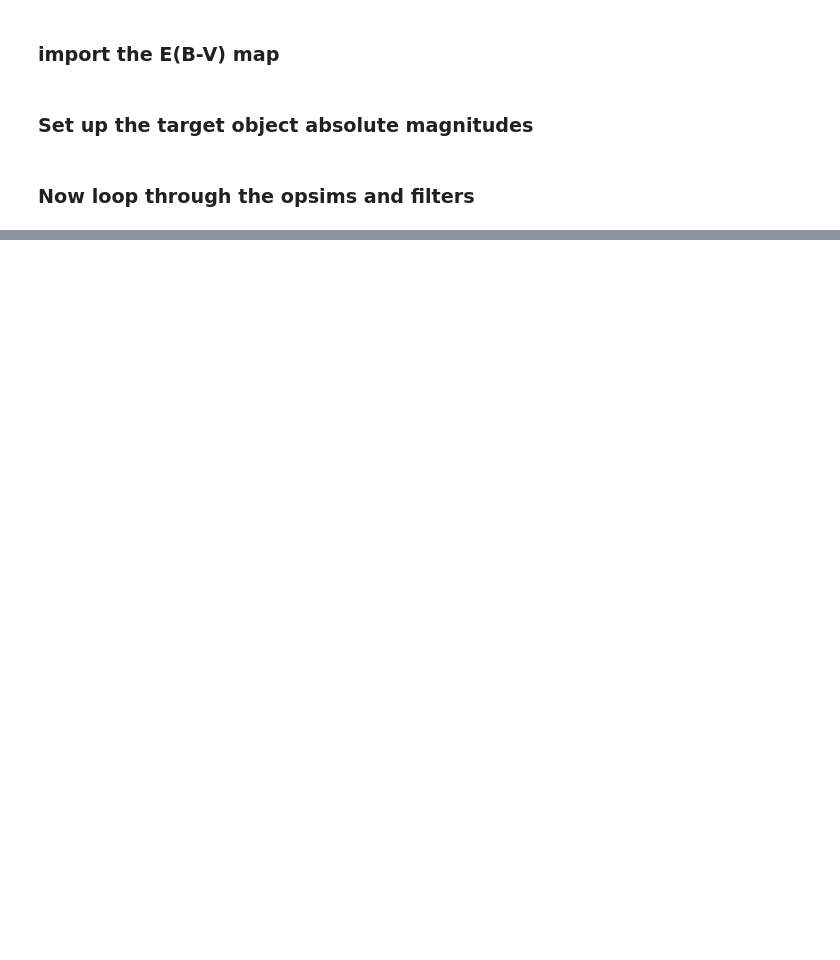
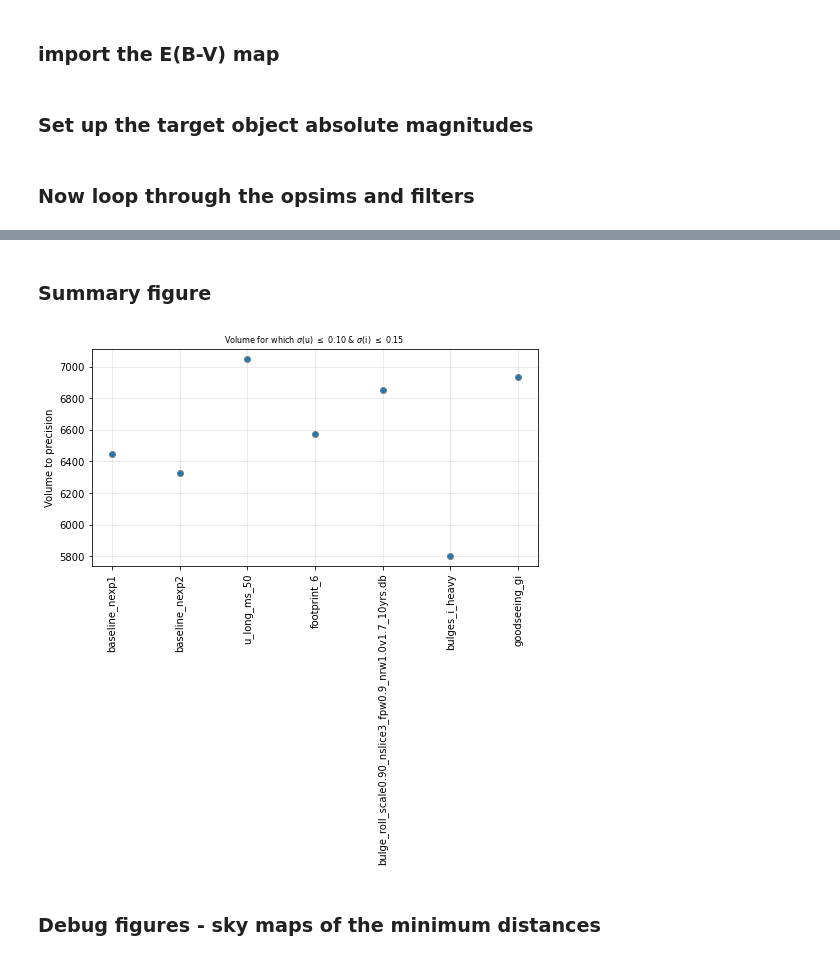
Before and after one commit to ebellm/rubinCadenceScratchWIC, a Jupyter notebook: jupyter/2021-04-12_extinctionColor.ipynb, the cells around one changed output, grey strips where cells are left out. Saved outputs shown, nothing was run; the diff lists cells and outputs as text; code cells hidden in the pictures; blank space fills up the shorter version.

```diff
--- a/jupyter/2021-04-12_extinctionColor.ipynb
+++ b/jupyter/2021-04-12_extinctionColor.ipynb
@@ -243,7 +261,14 @@ def getMinimumDistances(results={}):
 
     for filt in results.keys():
         for key in ['pc_phot', 'pc_crowd']:
-            thisDist = results[filt][key]
+
+            # handle non-filter entries in this dictionary
+
+            try:
+                thisDist = results[filt][key]
+            except:
+                continue
+
             if np.size(dists) < 1:
                 dists = np.copy(thisDist)
             else:
@@ -254,6 +319,11 @@ def getMinimumDistances(results={}):
 # now we've defined this, let's set up a sky-map for the closest distance at which the minimum
 # uncertainty condition was met for all filters simultaneously. We can loop through the run names
 # in order to attach this sky map to each of the run names we've tried...
+pixareaSquareRadians = hp.nside2pixarea(nside, degrees=False)
 for runname in runEvals.keys():
     minDist = getMinimumDistances(runEvals[runname])
     runEvals[runname]['pc_min'] = minDist
+
+    # and find the volume for this sensitivity. THIS IS THE FIGURE OF MERIT.
+    runEvals[runname]['volume'] = np.sum(minDist[inROI]) * pixareaSquareRadians
+    print("INFO: %s, %.2e" % (runname, runEvals[runname]['volume']))
@@ -260,3 +360,33 @@ for runname in runEvals.keys():
+# %% [markdown]
+### Summary figure ###
+# %%
+# OK now we have our figures of merit. Let's try plotting them as per Peter's Lots_of_runs.ipynb:
+fig1 = plt.figure(1, figsize=(8,4))
+ax1 = fig1.add_subplot(111)
+x = np.arange(len(runnames))
+
+# Format handles
+from matplotlib.ticker import ScalarFormatter
+c_formatter = ScalarFormatter(useOffset=False)
+
+# construct condition string for the title
+sTitle = r'Volume for which'
+for sfilt, precis in zip(lFilters, lUnctys):
+    sTitle = r'%s $\sigma$(%s) $\leq$ %.2f &' % (sTitle, sfilt, precis)
+sTitle = sTitle[0:-1]
+
+dum = ax1.scatter(x, foms, edgecolor='0.5', zorder=2)
+ax1.set_title(sTitle, fontsize=8)  # conditions label from above
+ax1.yaxis.set_major_formatter(c_formatter)
+ax1.set_ylabel('Volume to precision')
+ack = plt.xticks(x, runnames, rotation=90)
+
+#cbar = fig1.colorbar(dum, ax=ax1, label='Total observed', format=c_formatter)
+dum2 = ax1.grid(which='both', alpha=0.3, zorder=1)
+# %% [output]
+[figure, added]
+# %% [markdown]
+### Debug figures - sky maps of the minimum distances ###
 # %%
 # now that we've populated this, we can show the results. Construct a title out of the
 # filters and uncertainties we asked for:
```
Also changed, not shown: parts of 13 cells of this notebook.
